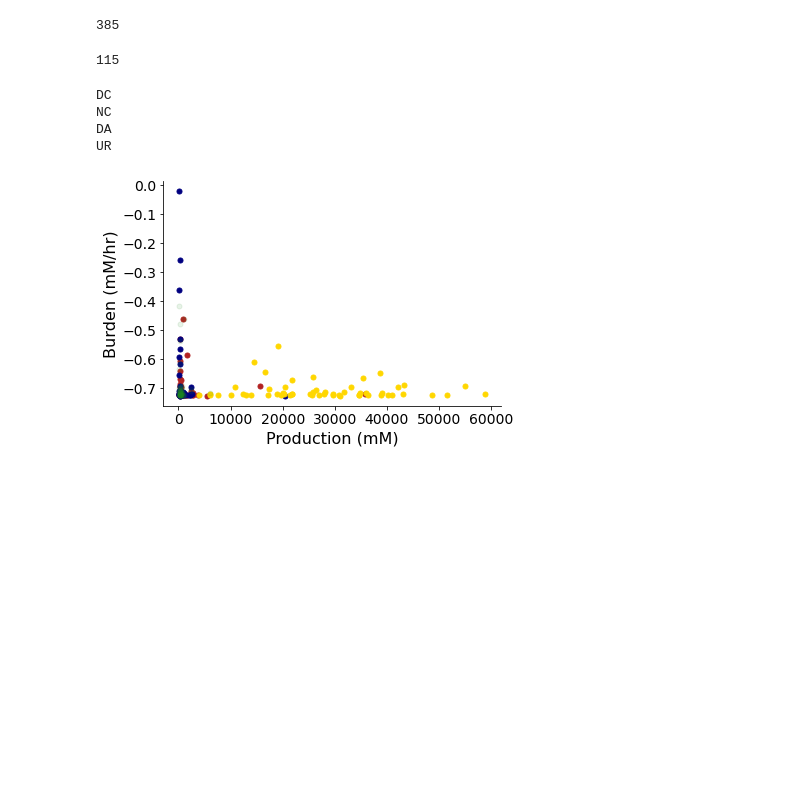
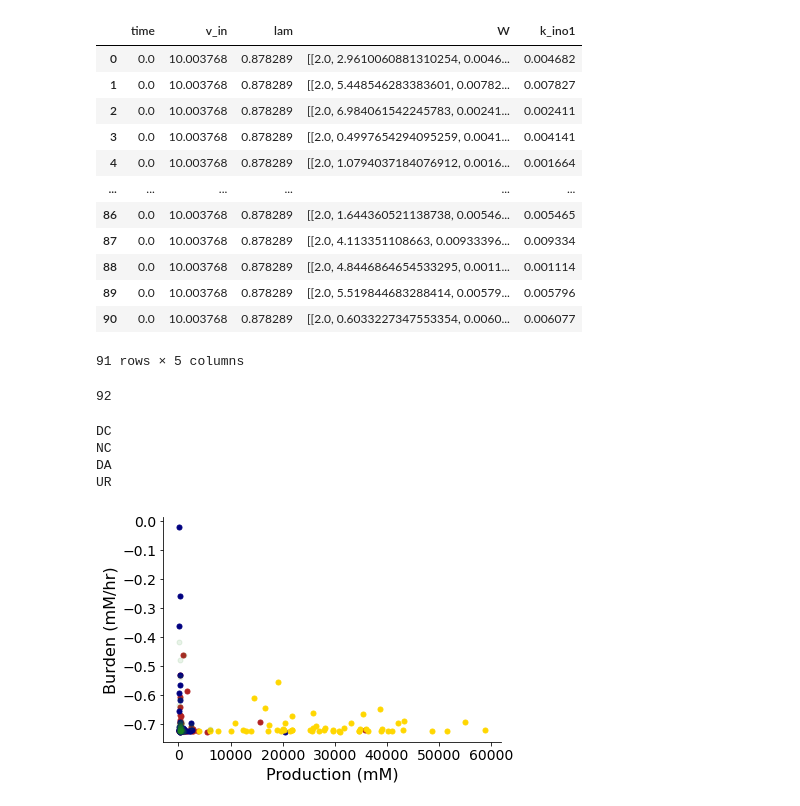
Before and after one commit to cjmerzbacher/joint-simulator, a Jupyter notebook: glucaric_acid/ga_viz.ipynb, the cells around one changed output. Cells and saved outputs as stored; diff of their text form; code cells hidden in the pictures; blank space fills up the shorter version.

```diff
--- a/glucaric_acid/ga_viz.ipynb
+++ b/glucaric_acid/ga_viz.ipynb
@@ -47,8 +47,27 @@ import numpy as np
 from sklearn.metrics import r2_score
 from scipy.stats import linregress
 # %%
-sum_data = pd.read_csv('exp_data/combined_data/dc/sum_data_dc.csv')
-len(sum_data)
+dc_combined = pd.read_csv('exp_data/combined_data/dc/sum_data_dc.csv')
-# %% [output]
-385
+# %%
+fba = pd.read_csv('exp_data/dc_r/sim_fba_data_dc_r.csv')
+# %%
+small_fba = fba.drop_duplicates(subset=['W']).dropna().reset_index(drop=True)
+# %%
+small_fba['k_ino1'] = [float(small_fba.W[i].split(', ')[2].split(']')[0]) for i in range(len(small_fba))]
+# %%
+small_fba
+# %% [output]
+|  | time | v_in | lam | W | k_ino1 |
+| 0 | 0.0 | 10.003768 | 0.878289 | [[2.0, 2.9610060881310254, 0.0046... | 0.004682 |
+| 1 | 0.0 | 10.003768 | 0.878289 | [[2.0, 5.448546283383601, 0.00782... | 0.007827 |
+| 2 | 0.0 | 10.003768 | 0.878289 | [[2.0, 6.984061542245783, 0.00241... | 0.002411 |
+| 3 | 0.0 | 10.003768 | 0.878289 | [[2.0, 0.4997654294095259, 0.0041... | 0.004141 |
+| 4 | 0.0 | 10.003768 | 0.878289 | [[2.0, 1.0794037184076912, 0.0016... | 0.001664 |
+| ... | ... | ... | ... | ... | ... |
+| 86 | 0.0 | 10.003768 | 0.878289 | [[2.0, 1.644360521138738, 0.00546... | 0.005465 |
+| 87 | 0.0 | 10.003768 | 0.878289 | [[2.0, 4.113351108663, 0.00933396... | 0.009334 |
+| 88 | 0.0 | 10.003768 | 0.878289 | [[2.0, 4.8446864654533295, 0.0011... | 0.001114 |
+| 89 | 0.0 | 10.003768 | 0.878289 | [[2.0, 5.519844683288414, 0.00579... | 0.005796 |
+| 90 | 0.0 | 10.003768 | 0.878289 | [[2.0, 0.6033227347553354, 0.0060... | 0.006077 |
+91 rows × 5 columns
 # %%
@@ -62,7 +76,7 @@ notdone.to_csv('exp_data/dc_lhc_remaining.csv')
-# %%
-len(notdone)
-# %% [output]
-115
+# %%
+len(fba.W.unique())
+# %% [output]
+92
 # %%
 #BURDEN COMPUTATION -FIX MEEEEEE
 # print("DC")
```
Also changed, not shown: parts of 3 cells of this notebook, 3 other files.
